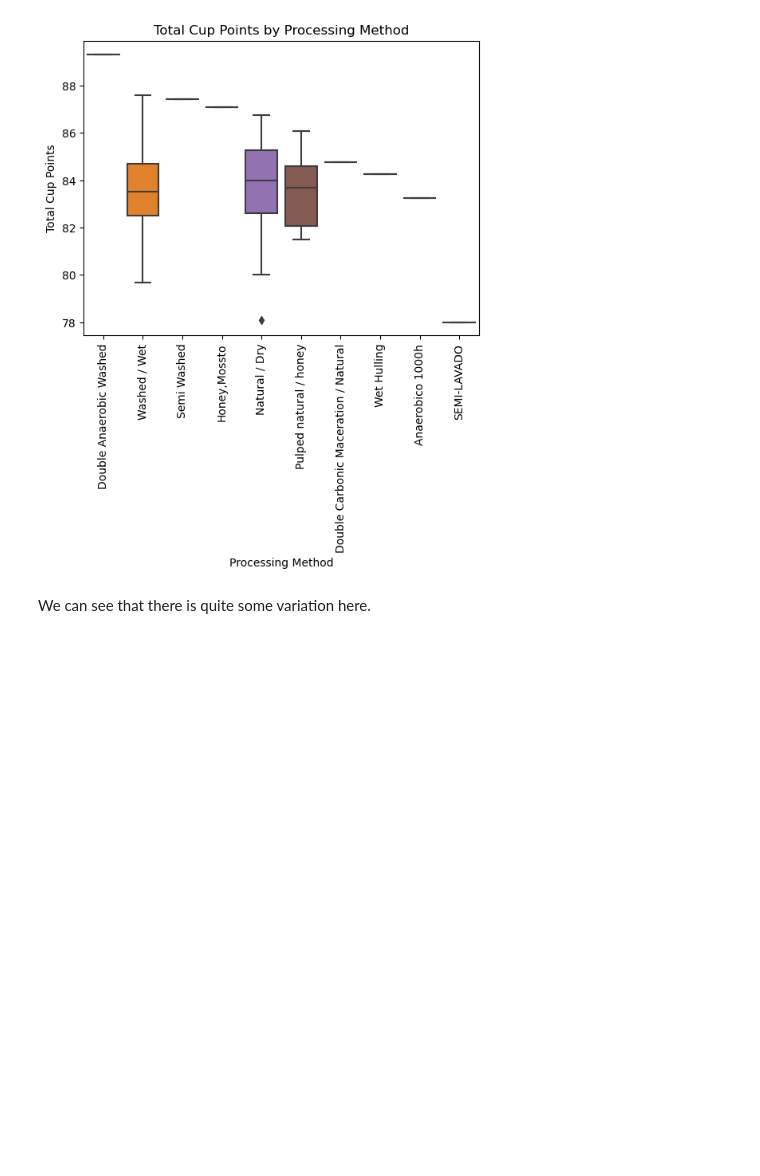
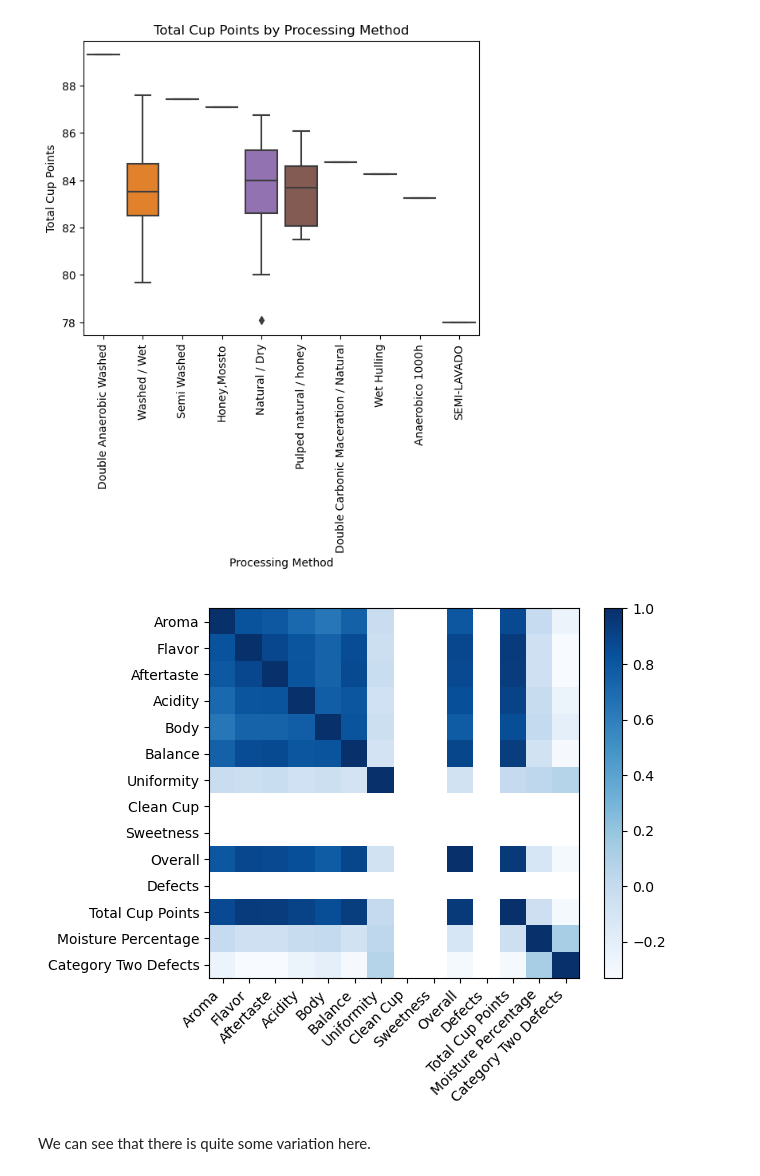
Before and after one commit to sebastianlortiz/Coffee-Data-Visualization-Project, a Jupyter notebook: Coffee Project.ipynb, the cells around one changed output. Saved outputs shown, nothing was run; the diff lists cells and outputs as text; code cells hidden in the pictures; blank space fills up the shorter version.

```diff
--- a/Coffee Project.ipynb
+++ b/Coffee Project.ipynb
@@ -372,6 +381,19 @@ plt.xticks(rotation=90, fontsize = 10)
 plt.show()
 # %% [output]
 [figure]
+# %%
+matrix = df.corr()
+# %%
+plt.imshow(matrix, cmap='Blues')
+variables = []
+plt.colorbar()
+for i in matrix.columns:
+    variables.append(i)
+plt.xticks(range(len(matrix)), variables, rotation=45, ha='right')
+plt.yticks(range(len(matrix)), variables)
+plt.show()
+# %% [output]
+[figure, added]
 # %% [markdown]
 We can see that there is quite some variation here.
 # %%
```
Also changed, not shown: parts of 22 cells of this notebook.
